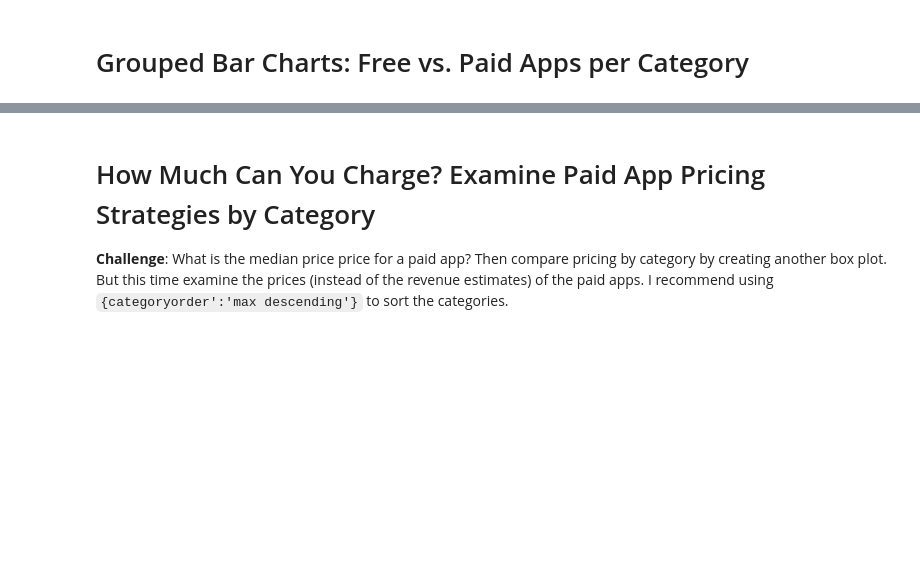
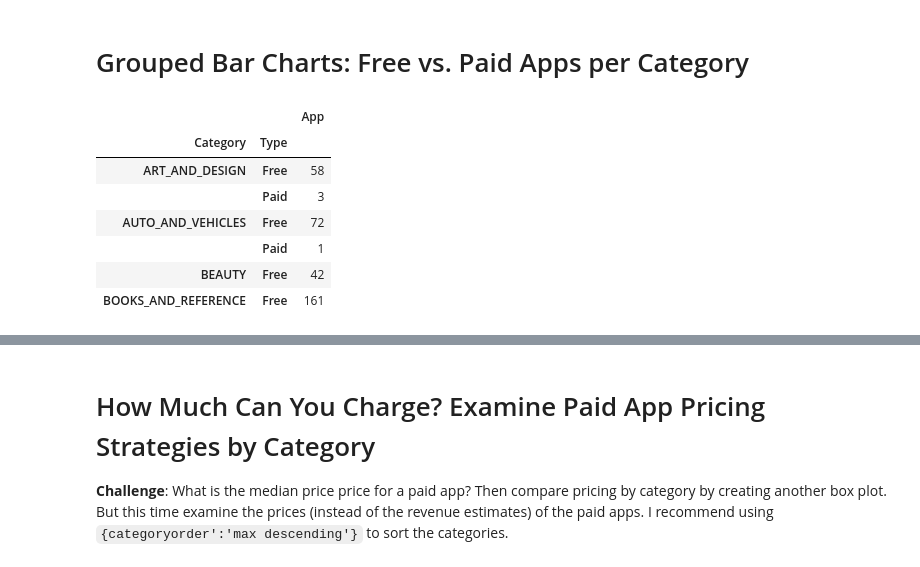
Before and after one commit to marcinszlaz/__100_Days_of_Code_Python_Bootcamp__, a Jupyter notebook: Day_76/Google Play Store App Analytics (start).ipynb, the cells around one changed output, grey strips where cells are left out. Saved outputs shown, nothing was run; the diff lists cells and outputs as text; code cells hidden in the pictures; blank space fills up the shorter version.

```diff
--- a/Day_76/Google Play Store App Analytics (start).ipynb
+++ b/Day_76/Google Play Store App Analytics (start).ipynb
@@ -249,6 +252,6 @@ Content_Rating        str
 Genres                str
 dtype: object
 # %%
-pd.options.display.
+
 df_apps_clean_bak.groupby(by = 'Installs').count().sort_values(by = 'Installs', ascending = False)
 # %% [output]
@@ -486,5 +410,18 @@ Try experimenting with the built in colour scales in Plotly. You can find a full
 # %% [markdown]
 # Grouped Bar Charts: Free vs. Paid Apps per Category
+# %%
+df_apps_clean_bak.value_counts()
+df_free_vs_paid = df_apps_clean_bak.groupby(by = ['Category','Type'], as_index = True).agg({'App': pd.Series.count}) #as_index parameter is crucial here, it's about category and type are treated as index within creating new dataFrame
+df_free_vs_paid.head(6)
+# %% [output]
+|  |  | App |
+| Category | Type |  |
+| ART_AND_DESIGN | Free | 58 |
+|  | Paid | 3 |
+| AUTO_AND_VEHICLES | Free | 72 |
+|  | Paid | 1 |
+| BEAUTY | Free | 42 |
+| BOOKS_AND_REFERENCE | Free | 161 |
 # %% [markdown]
 **Challenge**: Use the plotly express bar [chart examples](https://plotly.com/python/bar-charts/#bar-chart-with-sorted-or-ordered-categories) and the [.bar() API reference](https://plotly.com/python-api-reference/generated/plotly.express.bar.html#plotly.express.bar) to create this bar chart:
 
```
Also changed, not shown: parts of 27 cells of this notebook, 1 other file.
